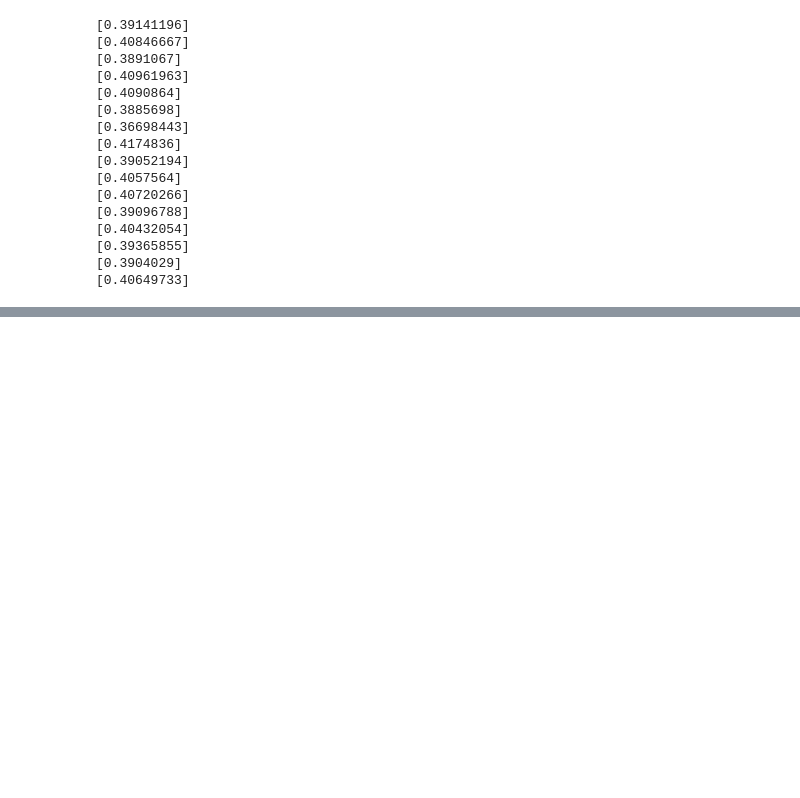
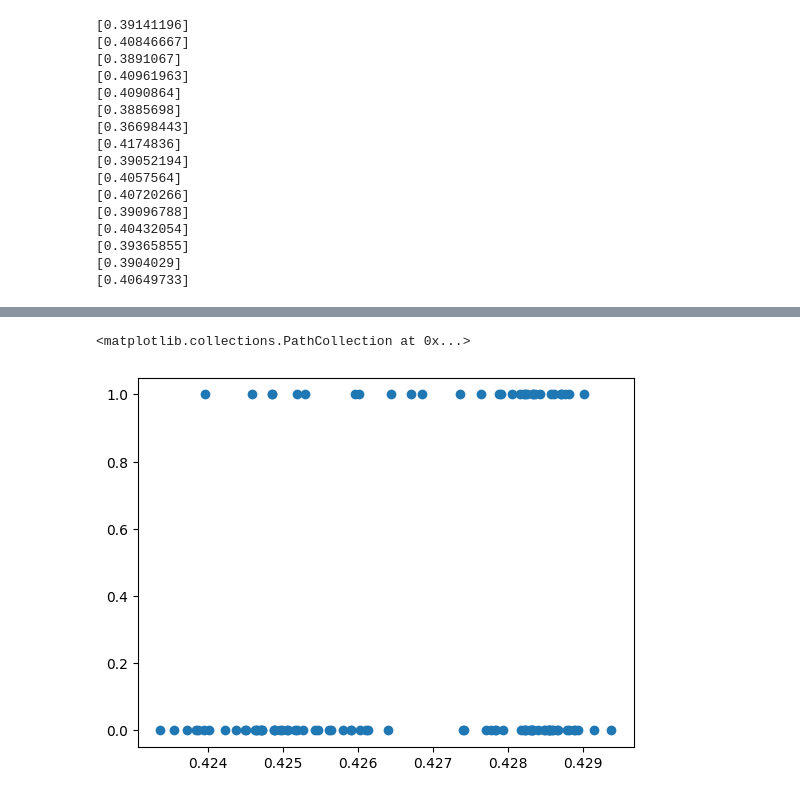
Before and after one commit to kaustubh-amritkar/lora_esm_classification, a Jupyter notebook: analysis/apply_lora_on_esm.ipynb, the cells around one changed output, grey strips where cells are left out. Saved outputs shown, nothing was run; the diff lists cells and outputs as text; code cells hidden in the pictures; blank space fills up the shorter version.

```diff
--- a/analysis/apply_lora_on_esm.ipynb
+++ b/analysis/apply_lora_on_esm.ipynb
@@ -345,0 +347,33 @@ wandb: Find logs at: wandb/run-20250317_165517-2ehv6ere/logs
+# %%
+combined_seqs = train_set_seqs + val_set_seqs
+combined_labels = train_set_labels + val_set_labels
+
+output_pred_all = []
+output_emb_all = []
+
+for i in range(len(combined_seqs)):
+    inputs = loaded_tokenizer(combined_seqs[i], truncation=True, padding='max_length', max_length=512, return_tensors="pt")
+    labels = [combined_labels[i]]
+
+    with torch.no_grad():
+        outputs = loaded_model(**inputs)["logits"].squeeze(0)
+        outputs = outputs.cpu().numpy()
+        # Sigmoid activation
+        outputs = 1 / (1 + np.exp(-outputs))
+
+        output_pred_all.append(outputs)
+        # print(outputs, labels)
+        outputs_emb = loaded_model(**inputs)["last_hidden_state"].squeeze(0)[0]
+        outputs_emb = outputs_emb.cpu().numpy()
+
+        output_emb_all.append(outputs_emb)
+# %%
+#Plot the values in output_pred with the labels from val_set_labels
+
+output_pred_all = np.array(output_pred_all)
+combined_labels = np.array(combined_labels)
+
+plt.scatter(output_pred_all, combined_labels)
+# %% [output]
+<matplotlib.collections.PathCollection at 0x...>
+[figure, added]
```
Also changed, not shown: parts of 6 cells of this notebook, 1 other file.
